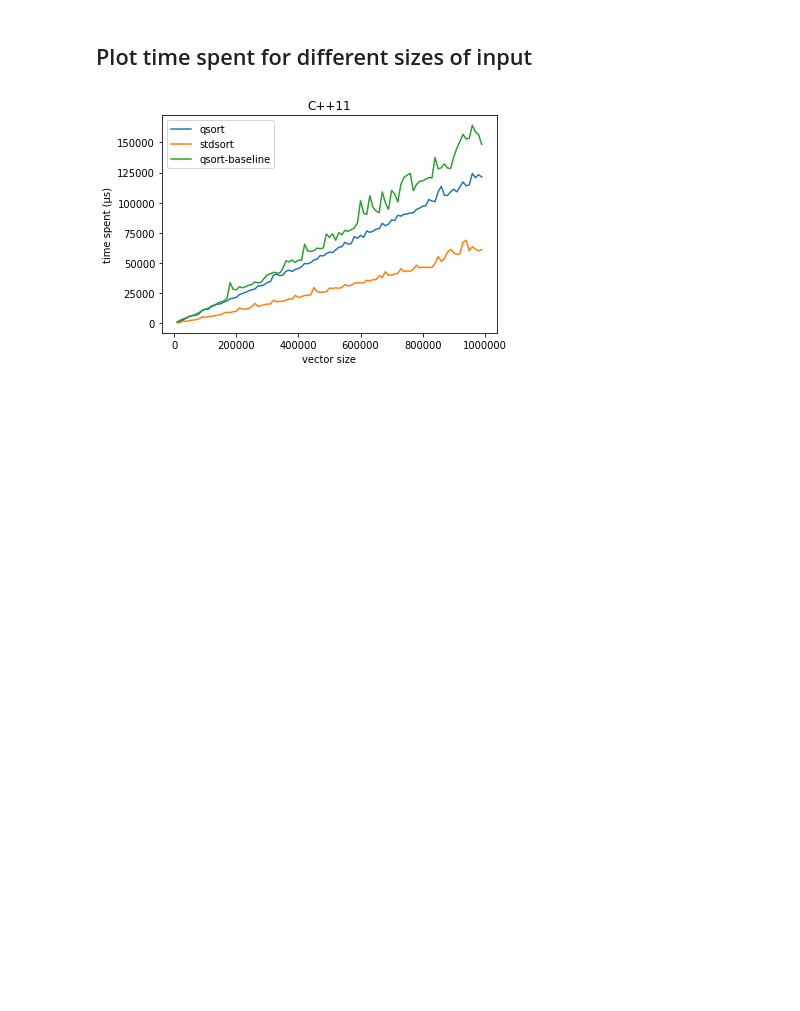
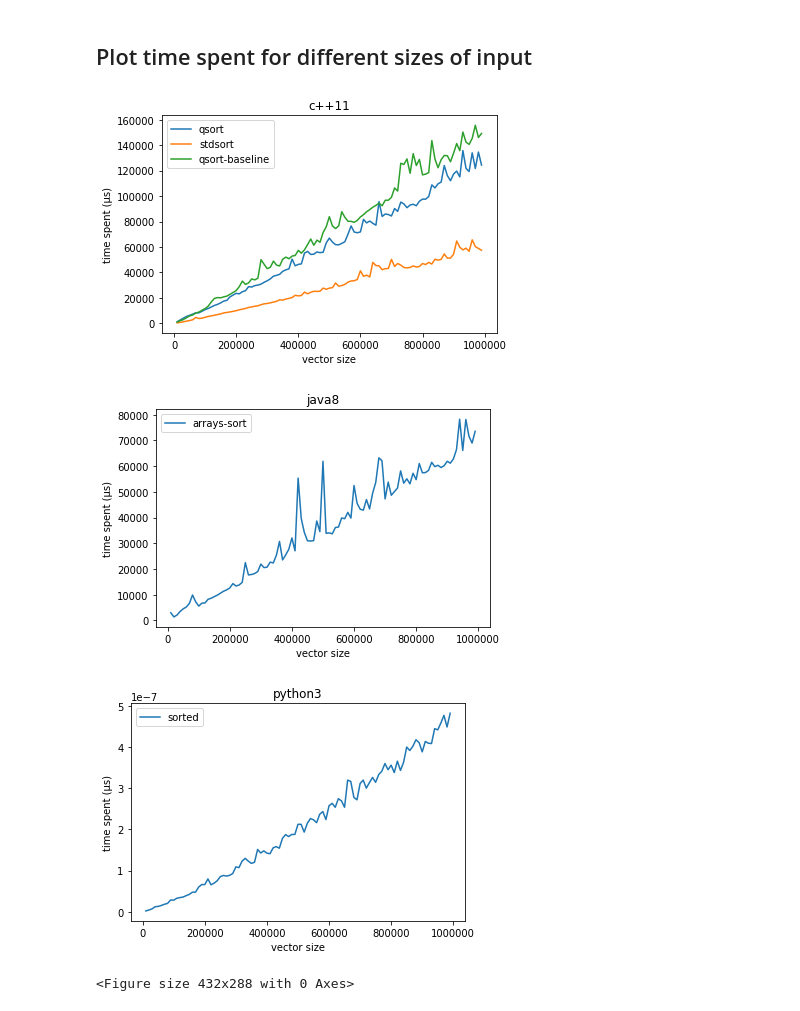
Before and after one commit to izgzhen/benchmark-sort, a Jupyter notebook: explore.ipynb, the cells around one changed output. Saved outputs shown, nothing was run; the diff lists cells and outputs as text; code cells hidden in the pictures; blank space fills up the shorter version.

Commit message:
Add java etc.

```diff
--- a/explore.ipynb
+++ b/explore.ipynb
@@ -4,0 +3,9 @@ algos = ["qsort", "stdsort", "qsort-baseline"]
+# %%
+algos = {
+    "c++11": ("./main", ["qsort", "stdsort", "qsort-baseline"]),
+    "java8": ("java Main", ["arrays-sort"]),
+    "python3": ("python3 main.py", ["sorted"])
+}
+
+interval = "10000"
+max_n    = "1000000"
@@ -17,25 +31,31 @@ make: `main' is up to date.
 # %%
 xyss = {}
 for algo in algos:
-    output = !./main $algo
-    xys = [tuple(l.split()) for l in output ]
-    xs = [float(x) for x, _ in xys]
-    ys = [float(y) for _, y in xys]
-    xyss[algo] = (xs, ys)
+    xyss[algo] = {}
+    cmd, subalgos = algos[algo]
+    for subalgo in subalgos:
+        output = !$cmd $subalgo $interval $max_n
+        xys = [tuple(l.split()) for l in output ]
+        xs = [float(x) for x, _ in xys]
+        ys = [float(y) for _, y in xys]
+        xyss[algo][subalgo] = (xs, ys)
 # %% [markdown]
 ## Plot time spent for different sizes of input
 # %%
 import matplotlib.pyplot as plt
 # %%
-plt.title("C++11")
-plt.xlabel("vector size")
-plt.ylabel("time spent (μs)")
-
-for algo in algos:
-    xs, ys = xyss[algo]
-    plt.plot(xs, ys, label=algo)
-
-plt.legend()
-plt.show()
+for algo, subalgos in xyss.items():
+    plt.title(algo)
+    plt.xlabel("vector size")
+    plt.ylabel("time spent (μs)")
+    for subalgo, xys in subalgos.items():
+        xs, ys = xys
+        plt.plot(xs, ys, label=subalgo)
+    plt.legend()
+    plt.show()
+    plt.clf()
 # %% [output]
-[figure, old version]
+[figure, new version]
+[figure, added]
+[figure, added]
+<Figure size 432x288 with 0 Axes>
```
Also changed, not shown: parts of 3 cells of this notebook, 6 other files.
